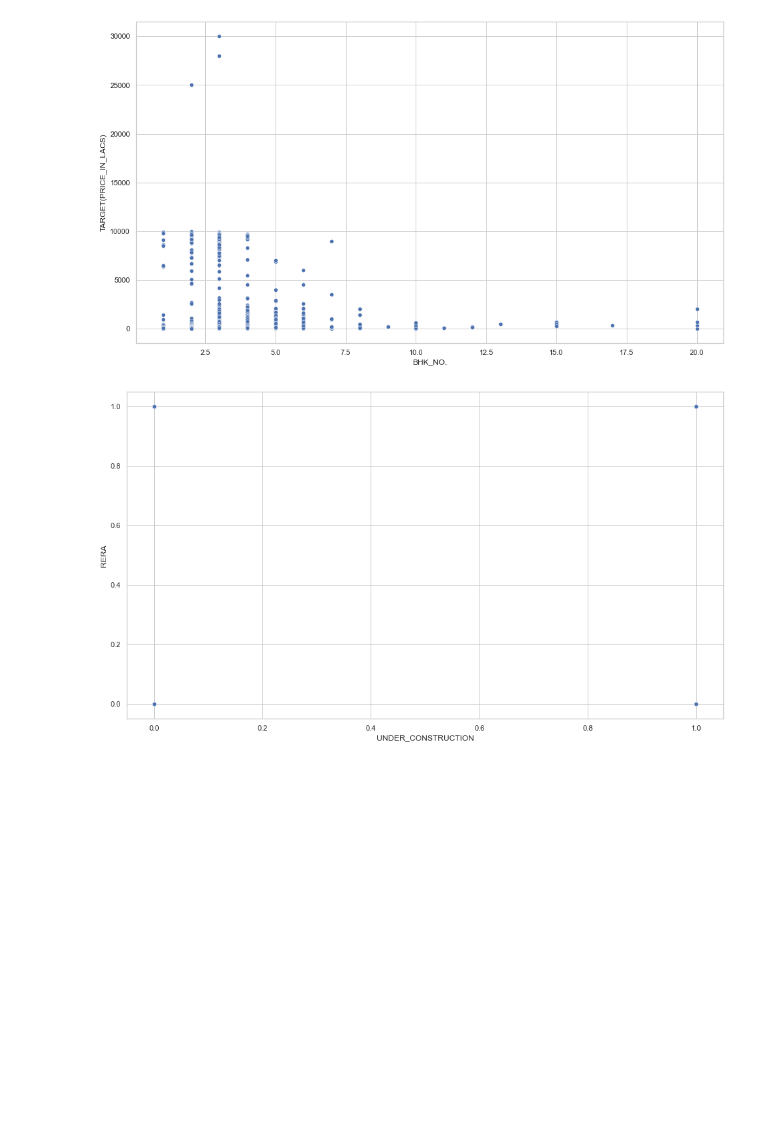
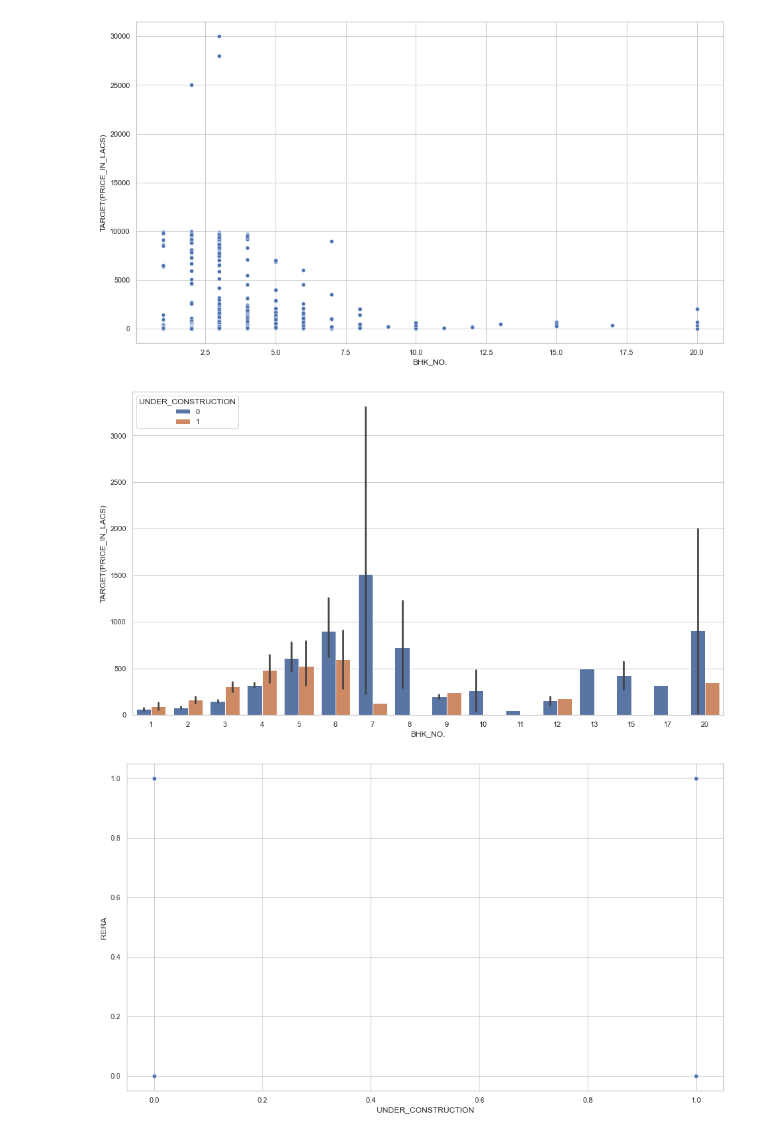
Before and after one commit to ethender/masterssemsterc, a Jupyter notebook: pricesprediction.ipynb, the cells around one changed output. Drawn from its saved outputs; the diff is of its cells as text; code cells hidden in the pictures; blank space fills up the shorter version.

Commit message:
visualistaions progress

```diff
--- a/pricesprediction.ipynb
+++ b/pricesprediction.ipynb
@@ -482,6 +486,13 @@ plt.xlabel='BHK'
 plt.ylabel='SQ FT'
 # %% [output]
 [figure]
+# %%
+plt.figure(figsize=(16,9))
+sns.barplot(x=train_data['BHK_NO.'],y=train_data['TARGET(PRICE_IN_LACS)'],hue=train_data['UNDER_CONSTRUCTION'])
+plt.xlabel='BHK'
+plt.ylabel='SQ FT'
+# %% [output]
+[figure, added]
 # %%
 plt.figure(figsize=(16,9))
 sns.scatterplot(x=train_data['UNDER_CONSTRUCTION'],y=train_data['RERA'])
```
Also changed, not shown: parts of 7 cells of this notebook, 3 other files.
